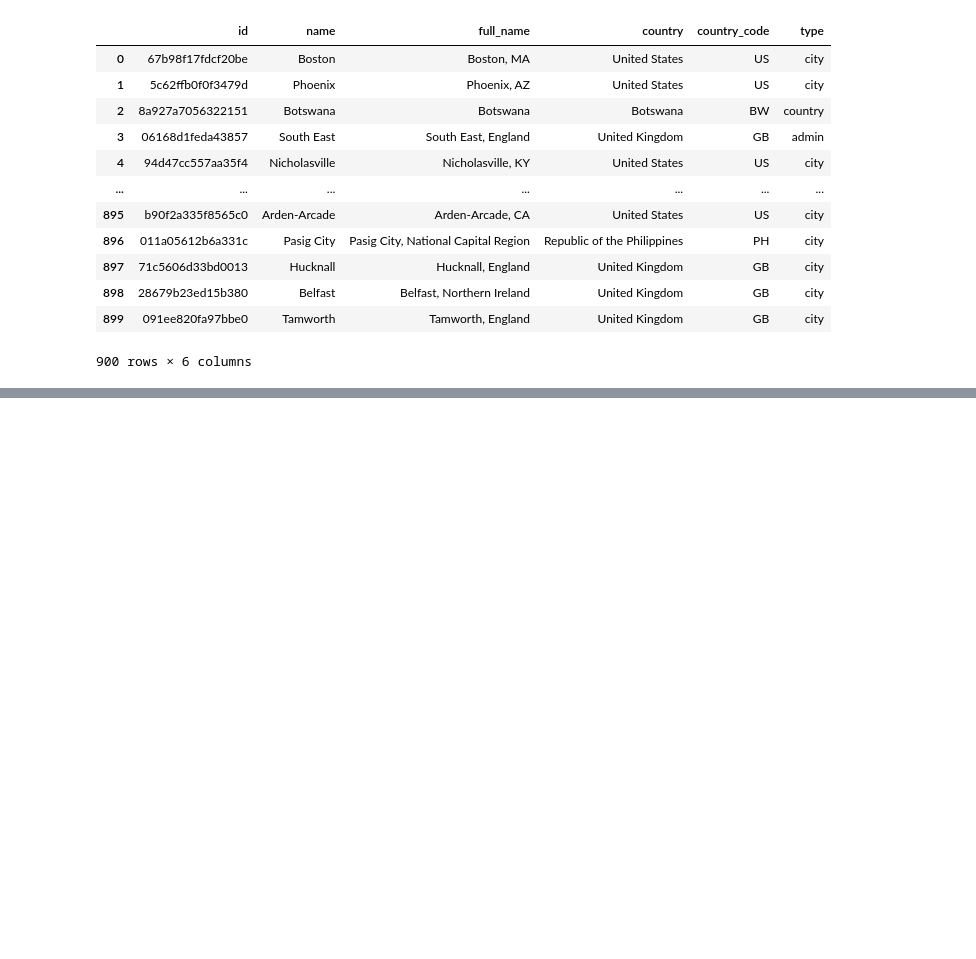
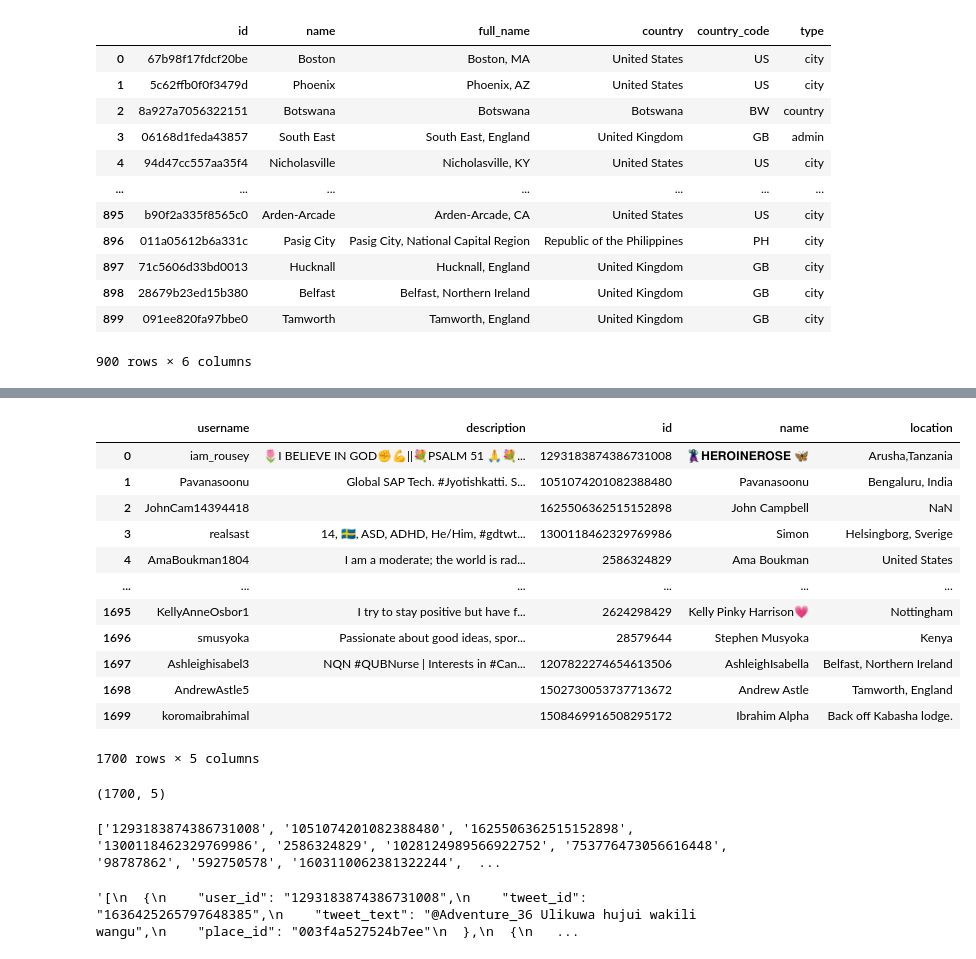
Before and after one commit to srtoner/SI630Project, a Jupyter notebook: TwitterRecon.ipynb, the cells around one changed output, grey strips where cells are left out. Drawn from its saved outputs; the diff is of its cells as text; code cells hidden in the pictures; blank space fills up the shorter version.

```diff
--- a/TwitterRecon.ipynb
+++ b/TwitterRecon.ipynb
@@ -104,0 +115,25 @@ pd.DataFrame(users)
+# %%
+users_df = users_df.drop(['withheld'], axis = 1)
+users_df
+# %% [output]
+|  | username | description | id | name | location |
+| 0 | iam_rousey | 🌷I BELIEVE IN GOD✊💪||💐PSALM 51 🙏💐... | 1293183874386731008 | 🦹‍♀️𝐇𝐄𝐑𝐎𝐈𝐍𝐄𝐑𝐎𝐒𝐄 🦋 | Arusha,Tanzania |
+| 1 | Pavanasoonu | Global SAP Tech. #Jyotishkatti. S... | 1051074201082388480 | Pavanasoonu | Bengaluru, India |
+| 2 | JohnCam14394418 |  | 1625506362515152898 | John Campbell | NaN |
+| 3 | realsast | 14, 🇸🇪, ASD, ADHD, He/Him, #gdtwt... | 1300118462329769986 | Simon | Helsingborg, Sverige |
+| 4 | AmaBoukman1804 | I am a moderate; the world is rad... | 2586324829 | Ama Boukman | United States |
+| ... | ... | ... | ... | ... | ... |
+| 1695 | KellyAnneOsbor1 | I try to stay positive but have f... | 2624298429 | Kelly Pinky Harrison💗 | Nottingham |
+| 1696 | smusyoka | Passionate about good ideas, spor... | 28579644 | Stephen Musyoka | Kenya |
+| 1697 | Ashleighisabel3 | NQN #QUBNurse | Interests in #Can... | 1207822274654613506 | AshleighIsabella | Belfast, Northern Ireland |
+| 1698 | AndrewAstle5 |  | 1502730053737713672 | Andrew Astle | Tamworth, England |
+| 1699 | koromaibrahimal |  | 1508469916508295172 | Ibrahim Alpha | Back off Kabasha lodge. |
+1700 rows × 5 columns
+# %%
+users_df.shape
+# %% [output]
+(1700, 5)
+# %%
+print(list(users_df['id']))
+# %% [output]
+['1293183874386731008', '1051074201082388480', '1625506362515152898', '1300118462329769986', '2586324829', '1028124989566922752', '753776473056616448', '98787862', '592750578', '1603110062381322244',  ...
@@ -107,0 +145,4 @@ with open("test.json", "w") as f:
+# %%
+tweet_json
+# %% [output]
+'[\n  {\n    "user_id": "1293183874386731008",\n    "tweet_id": "1636425265797648385",\n    "tweet_text": "@Adventure_36 Ulikuwa hujui wakili wangu",\n    "place_id": "003f4a527524b7ee"\n  },\n  {\n   ...
```
Also changed, not shown: parts of 18 cells of this notebook, 2 other files.
